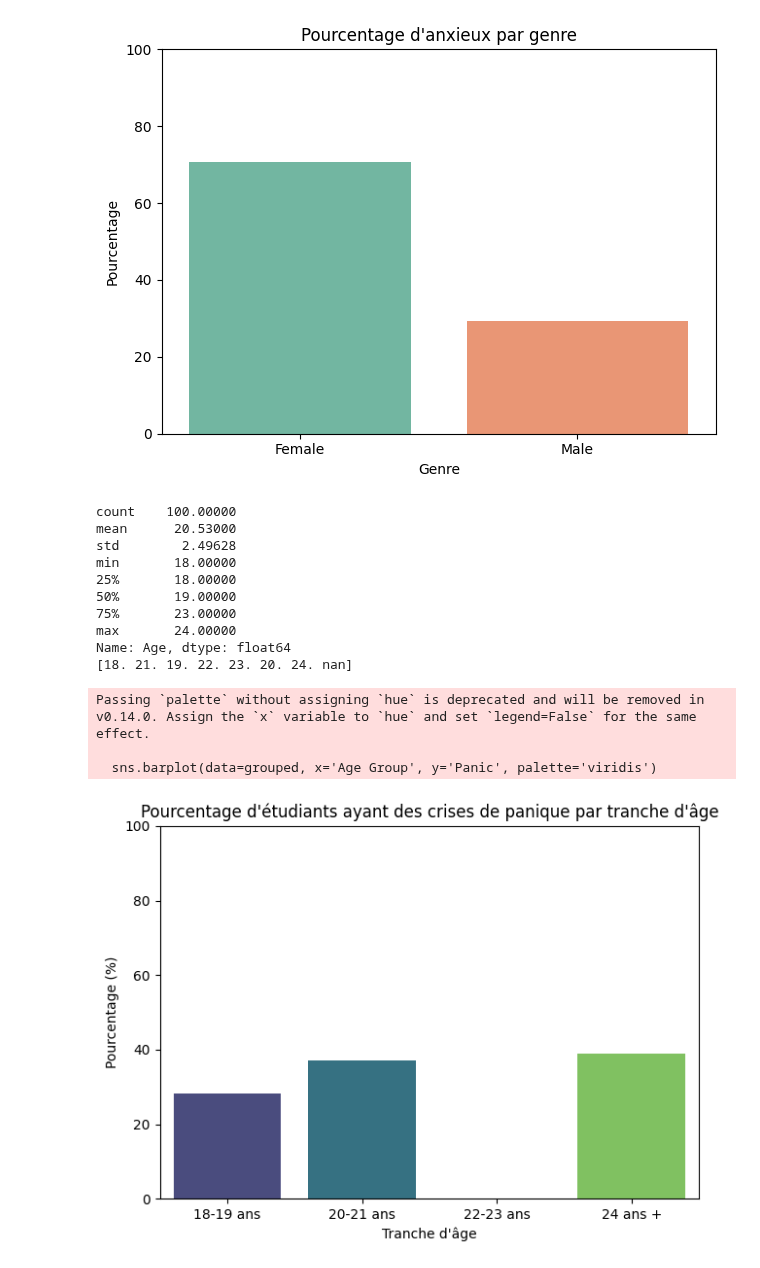
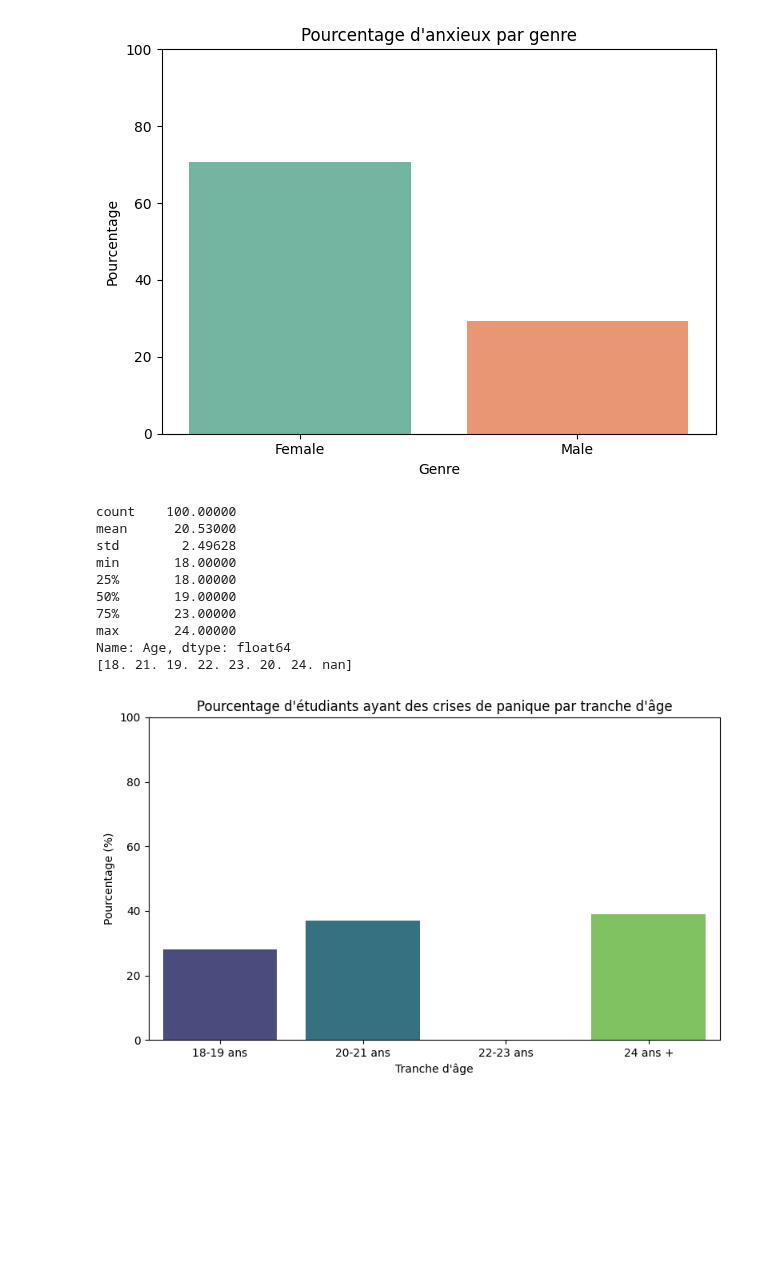
Before and after one commit to Jeynova/GenAI_Bootcamp, a Jupyter notebook: week2/day4/ExerciceXP/exo1.ipynb, the cells around one changed output. Saved outputs shown, nothing was run; the diff lists cells and outputs as text; code cells hidden in the pictures; blank space fills up the shorter version.

Commit message:
update deprecated

```diff
--- a/week2/day4/ExerciceXP/exo1.ipynb
+++ b/week2/day4/ExerciceXP/exo1.ipynb
@@ -196,39 +196,39 @@ print(df['Age'].describe())
 print(df['Age'].unique())
 
 # suppression lignes vides éventuelles
 df = df.dropna(subset=['Age', 'Do you have Panic attack?'])
 
 # conversion
 df['Panic'] = df['Do you have Panic attack?'].map({'Yes': 1, 'No': 0})
 
 # tranches d'âge
 bins = [17, 19, 21, 23, 25]
 labels = ['18-19 ans', '20-21 ans', '22-23 ans', '24 ans +']
-df['Age Group'] = pd.cut(df['Age'], bins=bins, labels=labels, right=False)
+df['Tranche d\'âge'] = pd.cut(df['Age'], bins=bins, labels=labels, right=False)
 
-# moyenne des crises
-grouped = df.groupby('Age Group')['Panic'].mean().reset_index()
+# moyenne de crises de panique par tranche d'âge
+grouped = df.groupby('Tranche d\'âge', observed=True)['Panic'].mean().reset_index()
 
-grouped['Panic'] = grouped['Panic'] * 100
-sns.barplot(data=grouped, x='Age Group', y='Panic', palette='viridis')
+# %
+grouped['Pourcentage'] = grouped['Panic'] * 100
+
+plt.figure(figsize=(8, 5))
+sns.barplot(data=grouped, x='Tranche d\'âge', y='Pourcentage', hue='Tranche d\'âge', palette='viridis', legend=False)
 plt.title("Pourcentage d'étudiants ayant des crises de panique par tranche d'âge")
 plt.xlabel("Tranche d'âge")
 plt.ylabel("Pourcentage (%)")
 plt.ylim(0, 100)
 plt.tight_layout()
 plt.show()
 # %% [output]
 count    100.00000
 mean      20.53000
 std        2.49628
 min       18.00000
 25%       18.00000
 50%       19.00000
 75%       23.00000
 max       24.00000
 Name: Age, dtype: float64
 [18. 21. 19. 22. 23. 20. 24. nan]
-Passing `palette` without assigning `hue` is deprecated and will be removed in v0.14.0. Assign the `x` variable to `hue` and set `legend=False` for the same effect.
-
-  sns.barplot(data=grouped, x='Age Group', y='Panic', palette='viridis')
-[figure, old version]
+[figure, new version]
```
